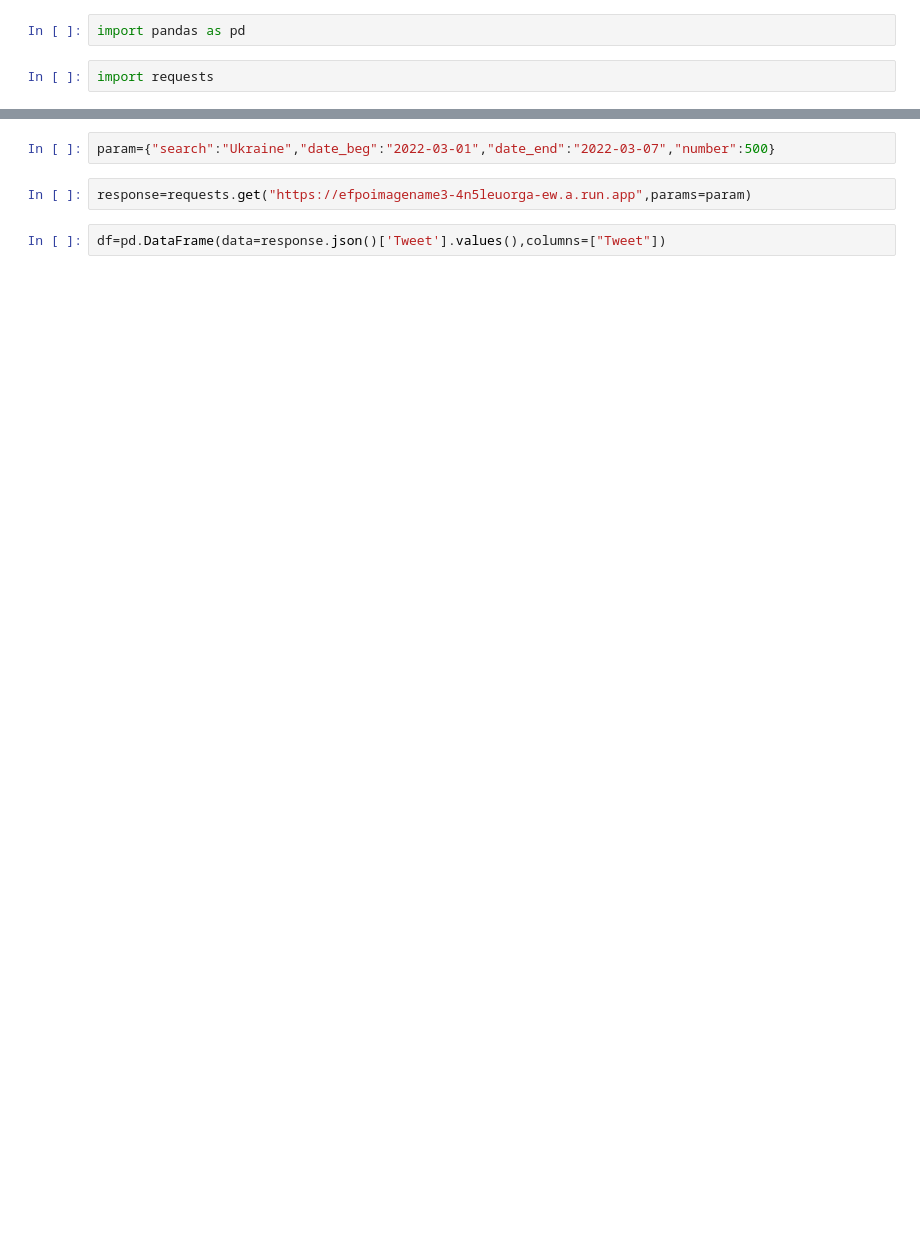
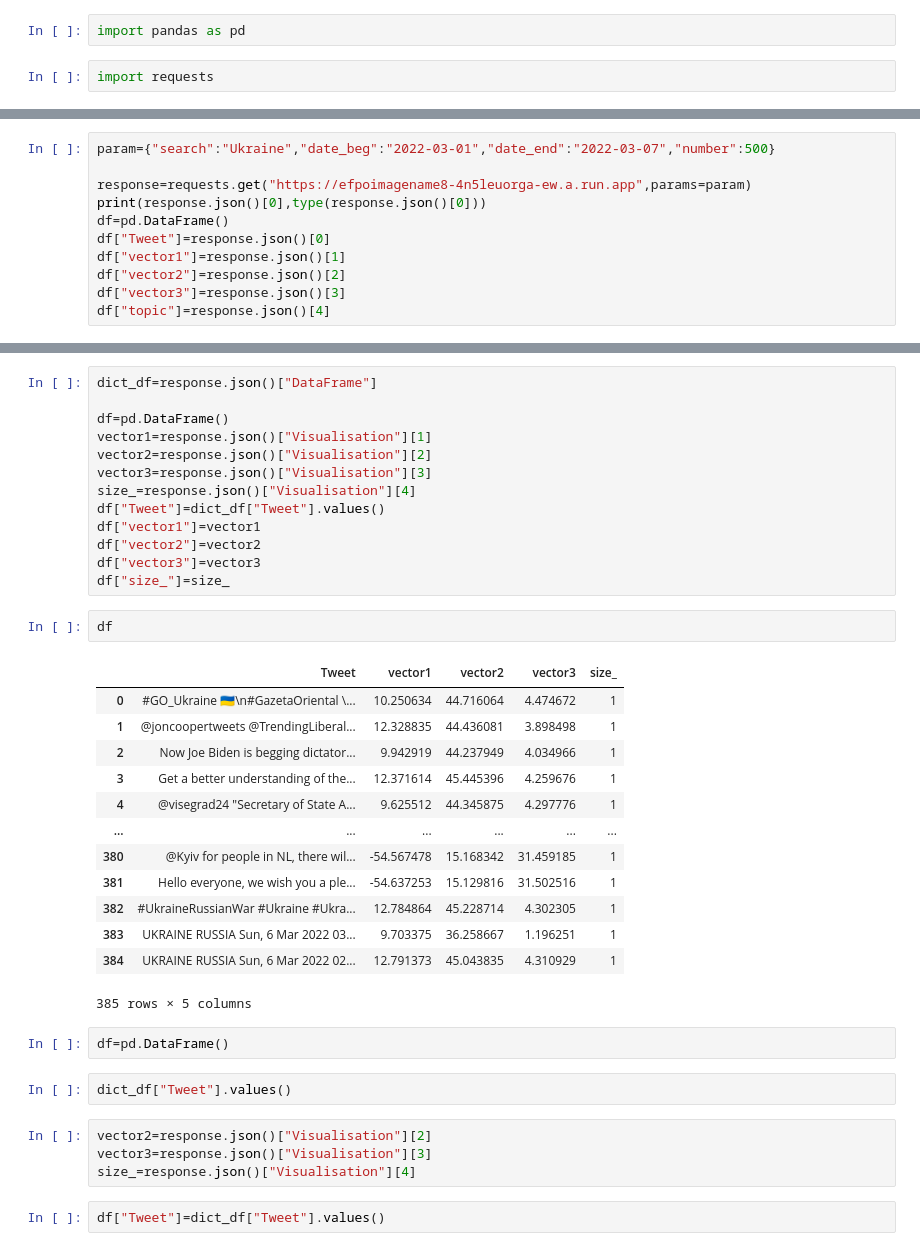
Before and after one commit to natech123/EFPO, a Jupyter notebook: API_test.ipynb, the cells around one changed output, grey strips where cells are left out. Drawn from its saved outputs; the diff is of its cells as text; blank space fills up the shorter version.

Commit message:
trying to add top tweet

```diff
--- a/API_test.ipynb
+++ b/API_test.ipynb
@@ -59,0 +50,11 @@ import requests
+# %%
+param={"search":"Ukraine","date_beg":"2022-03-01","date_end":"2022-03-07","number":500}
+
+response=requests.get("https://efpoimagename8-4n5leuorga-ew.a.run.app",params=param)
+print(response.json()[0],type(response.json()[0]))
+df=pd.DataFrame()
+df["Tweet"]=response.json()[0]
+df["vector1"]=response.json()[1]
+df["vector2"]=response.json()[2]
+df["vector3"]=response.json()[3]
+df["topic"]=response.json()[4]
@@ -60,6 +79,39 @@ import requests
 # %%
-param={"search":"Ukraine","date_beg":"2022-03-01","date_end":"2022-03-07","number":500}
+dict_df=response.json()["DataFrame"]
+
+df=pd.DataFrame()
+vector1=response.json()["Visualisation"][1]
+vector2=response.json()["Visualisation"][2]
+vector3=response.json()["Visualisation"][3]
+size_=response.json()["Visualisation"][4]
+df["Tweet"]=dict_df["Tweet"].values()
+df["vector1"]=vector1
+df["vector2"]=vector2
+df["vector3"]=vector3
+df["size_"]=size_
-# %%
-response=requests.get("https://efpoimagename3-4n5leuorga-ew.a.run.app",params=param)
-# %%
-df=pd.DataFrame(data=response.json()['Tweet'].values(),columns=["Tweet"])
+# %%
+df
+# %% [output]
+|  | Tweet | vector1 | vector2 | vector3 | size_ |
+| 0 | #GO_Ukraine 🇺🇦\n#GazetaOriental \... | 10.250634 | 44.716064 | 4.474672 | 1 |
+| 1 | @joncoopertweets @TrendingLiberal... | 12.328835 | 44.436081 | 3.898498 | 1 |
+| 2 | Now Joe Biden is begging dictator... | 9.942919 | 44.237949 | 4.034966 | 1 |
+| 3 | Get a better understanding of the... | 12.371614 | 45.445396 | 4.259676 | 1 |
+| 4 | @visegrad24 "Secretary of State A... | 9.625512 | 44.345875 | 4.297776 | 1 |
+| ... | ... | ... | ... | ... | ... |
+| 380 | @Kyiv for people in NL, there wil... | -54.567478 | 15.168342 | 31.459185 | 1 |
+| 381 | Hello everyone, we wish you a ple... | -54.637253 | 15.129816 | 31.502516 | 1 |
+| 382 | #UkraineRussianWar #Ukraine #Ukra... | 12.784864 | 45.228714 | 4.302305 | 1 |
+| 383 | UKRAINE RUSSIA Sun, 6 Mar 2022 03... | 9.703375 | 36.258667 | 1.196251 | 1 |
+| 384 | UKRAINE RUSSIA Sun, 6 Mar 2022 02... | 12.791373 | 45.043835 | 4.310929 | 1 |
+385 rows × 5 columns
+# %%
+df=pd.DataFrame()
+# %%
+dict_df["Tweet"].values()
+# %%
+vector2=response.json()["Visualisation"][2]
+vector3=response.json()["Visualisation"][3]
+size_=response.json()["Visualisation"][4]
+# %%
+df["Tweet"]=dict_df["Tweet"].values()
```
Also changed, not shown: parts of 12 cells of this notebook, 3 other files.
